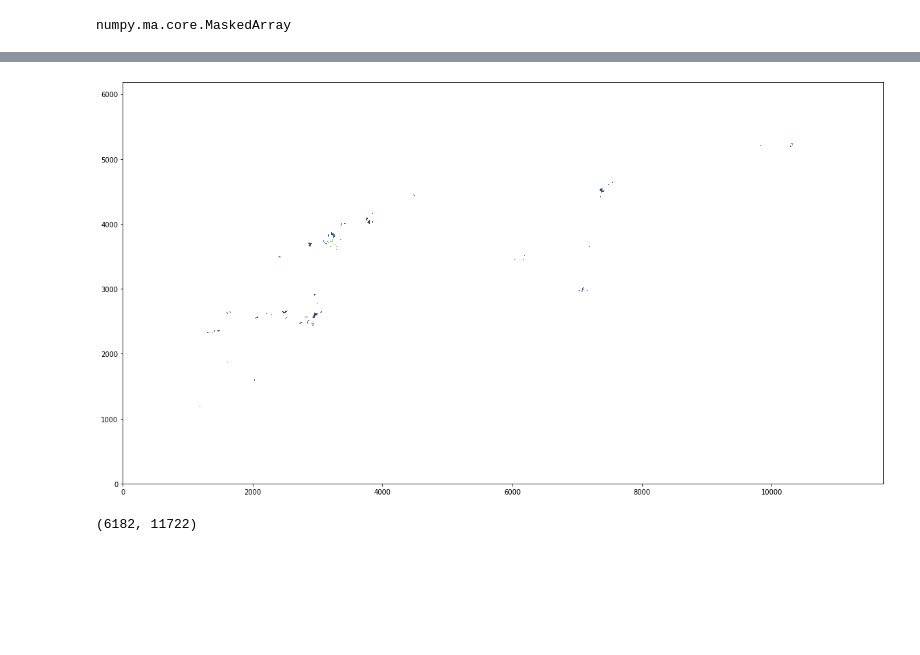
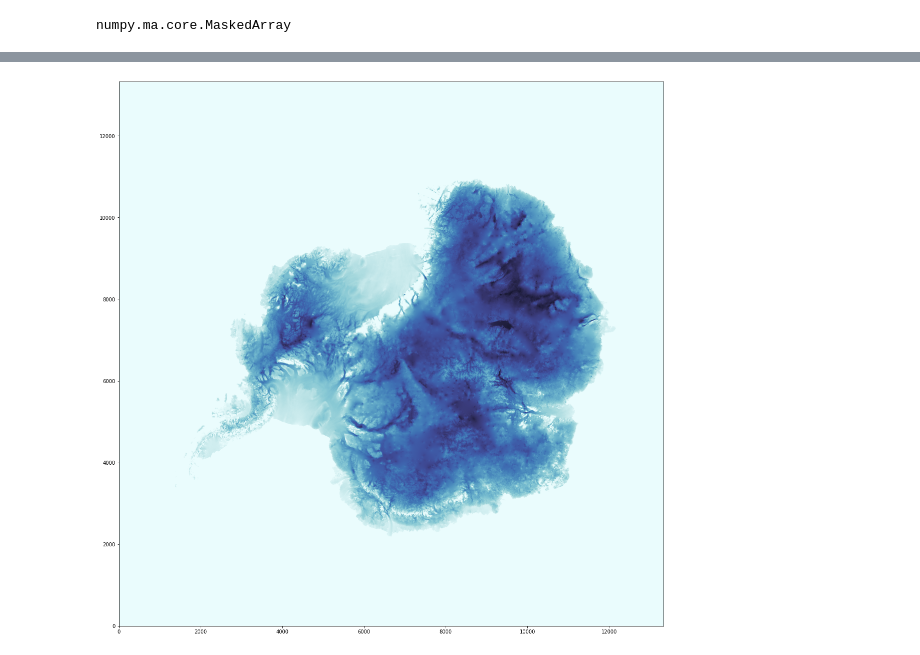
Before and after one commit to jbbarre/WorldwideGlaciers, a Jupyter notebook: tiles/Netcdf_open.ipynb, the cells around one changed output, grey strips where cells are left out. Saved outputs shown, nothing was run; the diff lists cells and outputs as text; code cells hidden in the pictures; blank space fills up the shorter version.

```diff
--- a/tiles/Netcdf_open.ipynb
+++ b/tiles/Netcdf_open.ipynb
@@ -7,6 +9,6 @@ import altair as alt
 # %%
-path = 'D:\\3_DataViz\\2_glaciers\\3_ncdf\\'
-ncdf_src = 'GLIDATASET_ALPS.nc'
+path = 'D:\\3_DataViz\\2_glaciers\\0_Antartica\\'
+ncdf_src = 'BedMachineAntarctica_2020-07-15_v02.nc'
 
 ds = nc.Dataset (path+ncdf_src)
 # %%
@@ -47,13 +93,9 @@ numpy.ma.core.MaskedArray
 # %%
 plt.figure(figsize=(20,20))
-fig = plt.imshow(thickness, origin='lower')
+fig = plt.imshow(thickness, origin='lower',cmap=cmocean.cm.ice_r)
 # plt.title(file_in)
 # Hide the axes and remove the space around them
 
 plt.show()
 # %% [output]
-[figure, old version]
+[figure, new version]
-# %%
-thickness.shape
-# %% [output]
-(6182, 11722)
```
Also changed, not shown: parts of 13 cells of this notebook, 11 other files.
